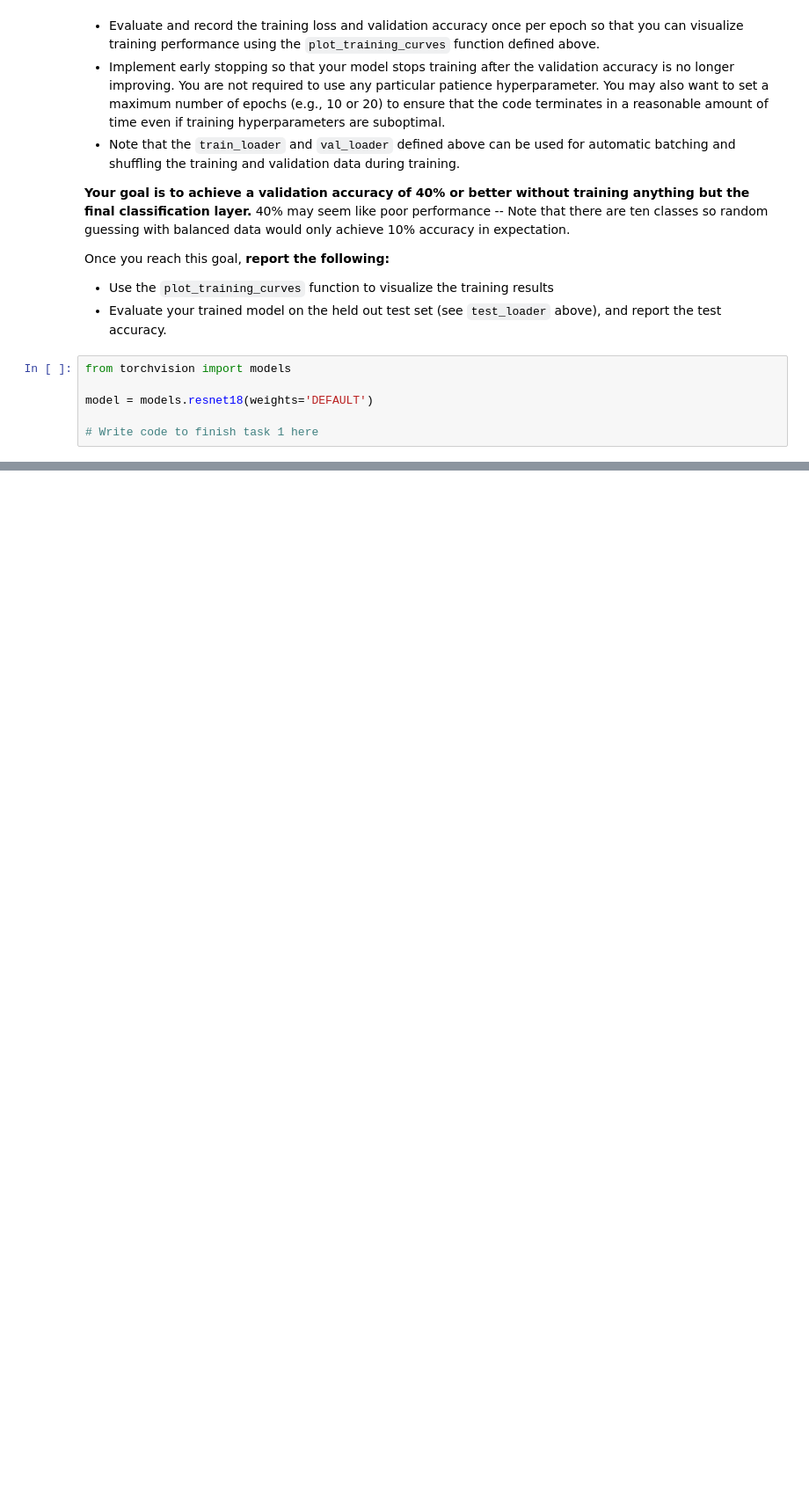
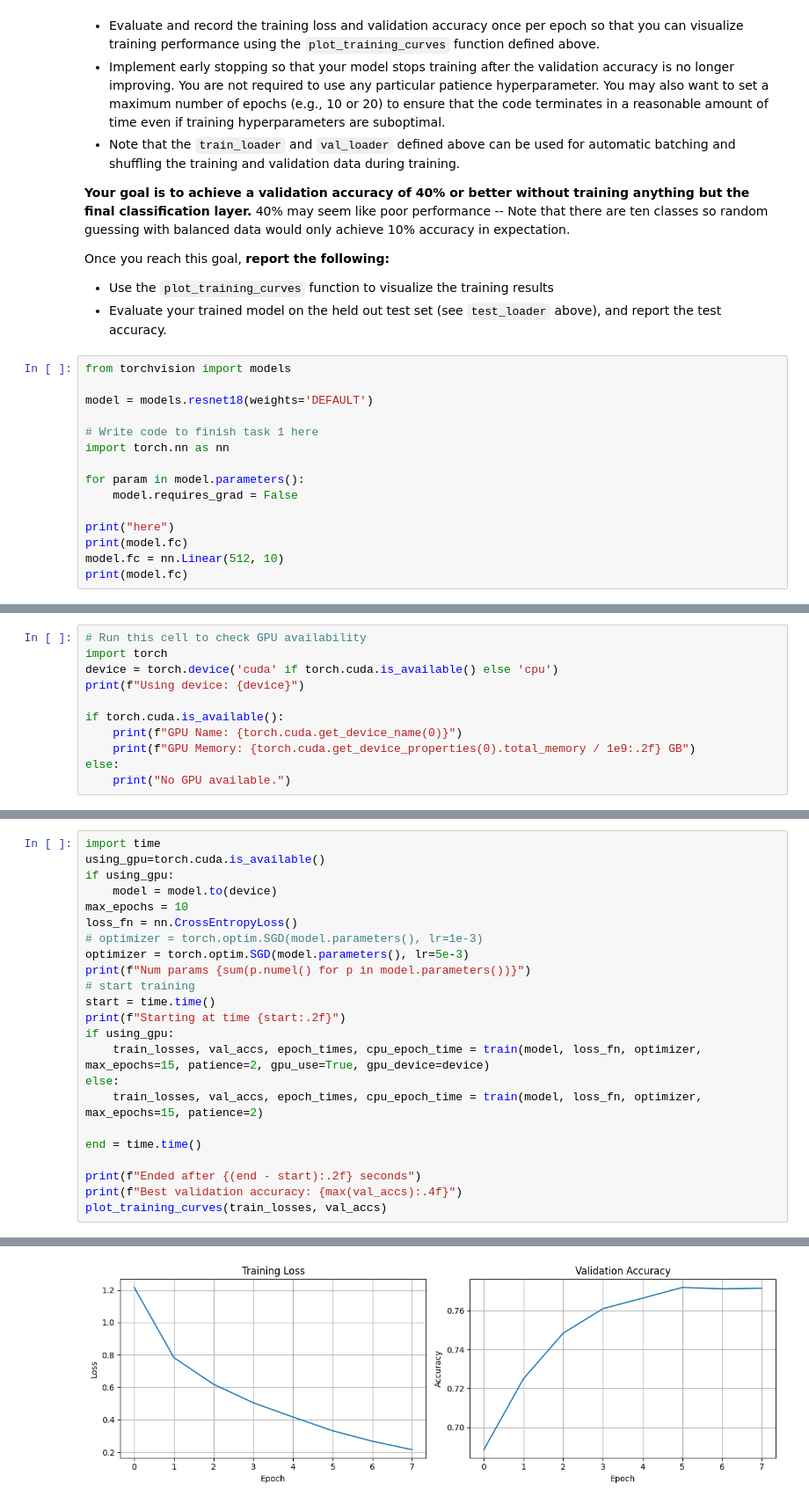
Before and after one commit to marcusmcfadden/CS372_HW, a Jupyter notebook: hwk4/2-Transfer.ipynb, the cells around one changed output, grey strips where cells are left out. Shown at 88% size. Drawn from its saved outputs; the diff is of its cells as text; blank space fills up the shorter version.

```diff
--- a/hwk4/2-Transfer.ipynb
+++ b/hwk4/2-Transfer.ipynb
@@ -147,3 +152,12 @@ from torchvision import models
 model = models.resnet18(weights='DEFAULT')
 
 # Write code to finish task 1 here
+import torch.nn as nn
+
+for param in model.parameters():
+    model.requires_grad = False
+
+print("here")
+print(model.fc)
+model.fc = nn.Linear(512, 10)
+print(model.fc)
@@ -149,0 +228,11 @@ model = models.resnet18(weights='DEFAULT')
+# %%
+# Run this cell to check GPU availability
+import torch
+device = torch.device('cuda' if torch.cuda.is_available() else 'cpu')
+print(f"Using device: {device}")
+
+if torch.cuda.is_available():
+    print(f"GPU Name: {torch.cuda.get_device_name(0)}")
+    print(f"GPU Memory: {torch.cuda.get_device_properties(0).total_memory / 1e9:.2f} GB")
+else:
+    print("No GPU available.")
@@ -149,0 +243,24 @@ model = models.resnet18(weights='DEFAULT')
+# %%
+import time
+using_gpu=torch.cuda.is_available()
+if using_gpu:
+    model = model.to(device)
+max_epochs = 10
+loss_fn = nn.CrossEntropyLoss()
+# optimizer = torch.optim.SGD(model.parameters(), lr=1e-3)
+optimizer = torch.optim.SGD(model.parameters(), lr=5e-3)
+print(f"Num params {sum(p.numel() for p in model.parameters())}")
+# start training
+start = time.time()
+print(f"Starting at time {start:.2f}")
+if using_gpu:
+    train_losses, val_accs, epoch_times, cpu_epoch_time = train(model, loss_fn, optimizer, max_epochs=15, patience=2, gpu_use=True, gpu_device=device)
+else:
+    train_losses, val_accs, epoch_times, cpu_epoch_time = train(model, loss_fn, optimizer, max_epochs=15, patience=2)
+
+end = time.time()
+
+print(f"Ended after {(end - start):.2f} seconds")
+print(f"Best validation accuracy: {max(val_accs):.4f}")
+plot_training_curves(train_losses, val_accs)
+# %% [output]
@@ -150,3 +281,4 @@ model = models.resnet18(weights='DEFAULT')
+[figure, added]
 # %% [markdown]
 ## Task 2
 
```
Also changed, not shown: parts of 8 cells of this notebook.
